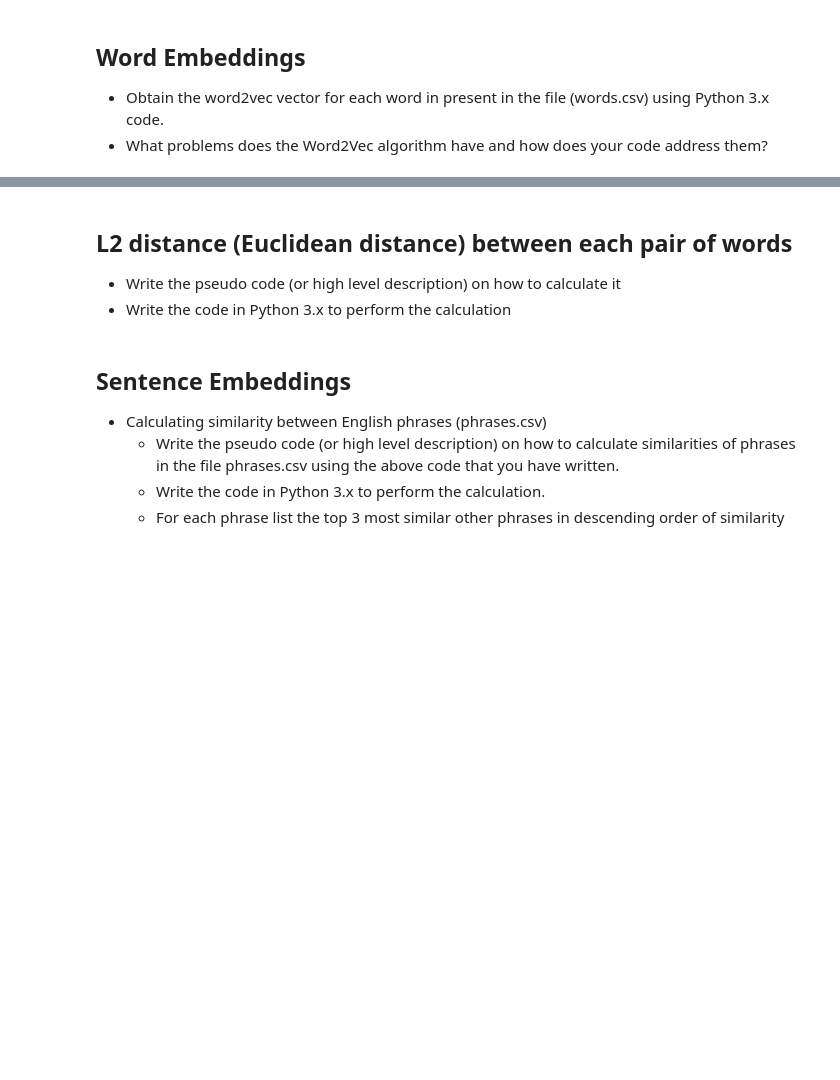
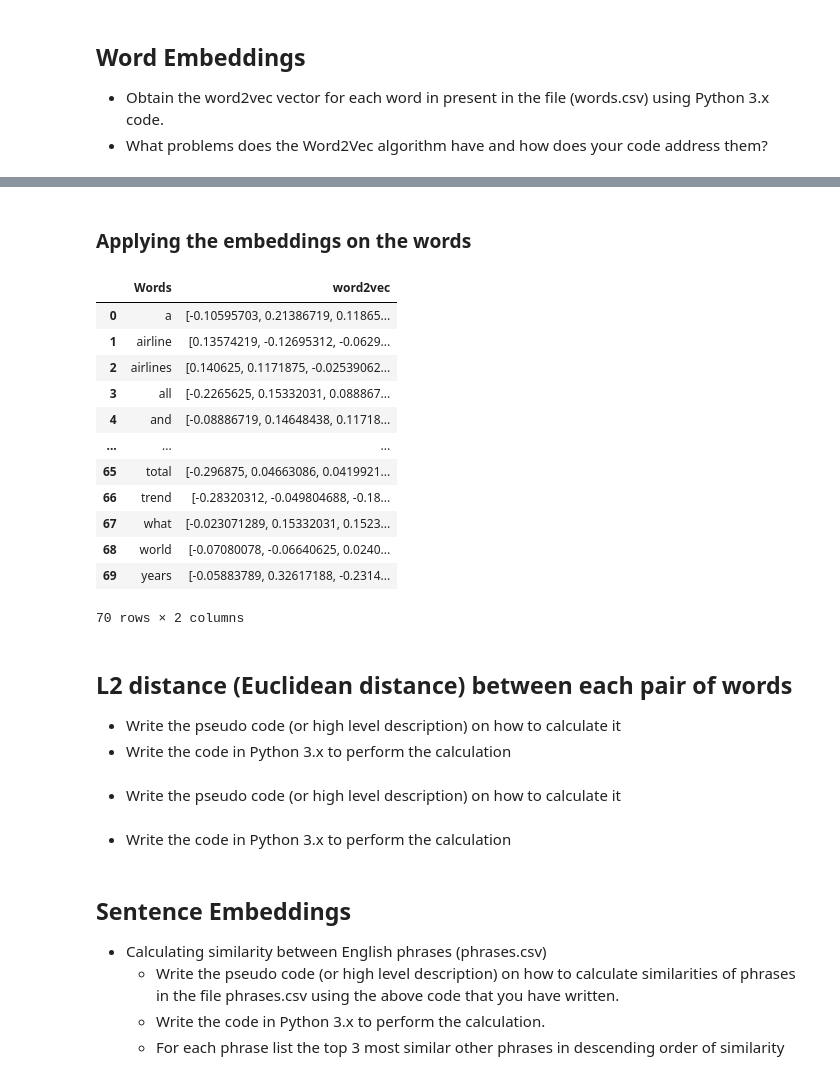
Before and after one commit to Vrboska/Galytix_assignment, a Jupyter notebook: galytix-interview-01/notebooks/Q01.ipynb, the cells around one changed output, grey strips where cells are left out. Drawn from its saved outputs; the diff is of its cells as text; code cells hidden in the pictures; blank space fills up the shorter version.

```diff
--- a/galytix-interview-01/notebooks/Q01.ipynb
+++ b/galytix-interview-01/notebooks/Q01.ipynb
@@ -14,0 +27,12 @@ import pandas
+# %%
+#location of the downloaded embeddings
+path='C:\\Users\\AZUBA/gensim-data\\word2vec-google-news-300\\word2vec-google-news-300.gz'
+# %%
+#loading the embeddings
+model = gensim.models.KeyedVectors.load_word2vec_format(path, binary=True)
+# %%
+#loading the words
+words=pd.read_csv('..\data\words.csv')
+del words['Unnamed: 1']
+words=words.dropna()
+words
@@ -14,0 +53,20 @@ import pandas
+# %% [markdown]
+### Applying the embeddings on the words
+# %%
+words['word2vec']=words['Words'].apply(lambda x: model.get_vector(x.capitalize())) #capitalization needed
+# %%
+words
+# %% [output]
+|  | Words | word2vec |
+| 0 | a | [-0.10595703, 0.21386719, 0.11865... |
+| 1 | airline | [0.13574219, -0.12695312, -0.0629... |
+| 2 | airlines | [0.140625, 0.1171875, -0.02539062... |
+| 3 | all | [-0.2265625, 0.15332031, 0.088867... |
+| 4 | and | [-0.08886719, 0.14648438, 0.11718... |
+| ... | ... | ... |
+| 65 | total | [-0.296875, 0.04663086, 0.0419921... |
+| 66 | trend | [-0.28320312, -0.049804688, -0.18... |
+| 67 | what | [-0.023071289, 0.15332031, 0.1523... |
+| 68 | world | [-0.07080078, -0.06640625, 0.0240... |
+| 69 | years | [-0.05883789, 0.32617188, -0.2314... |
+70 rows × 2 columns
@@ -17,3 +78,5 @@ import pandas
 
 * Write the pseudo code (or high level description) on how to calculate it
 * Write the code in Python 3.x to perform the calculation
+# %% [markdown]
+* Write the pseudo code (or high level description) on how to calculate it
@@ -19,0 +87,2 @@ import pandas
+# %% [markdown]
+* Write the code in Python 3.x to perform the calculation
```
Also changed, not shown: parts of 21 cells of this notebook, 1 other file.
